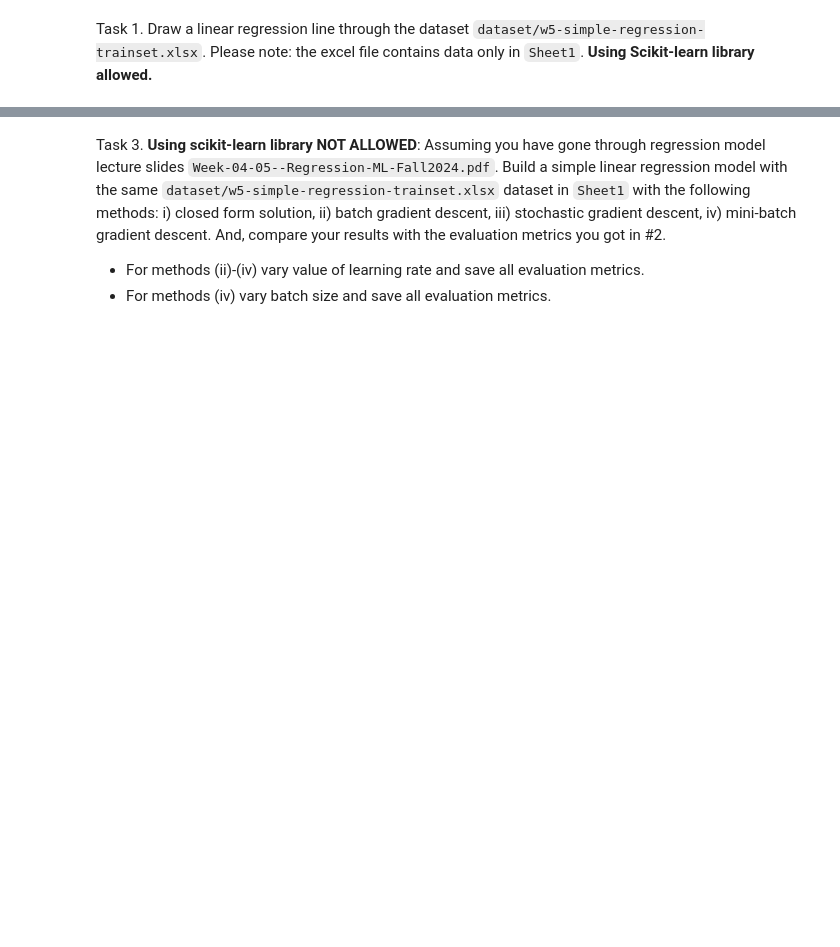
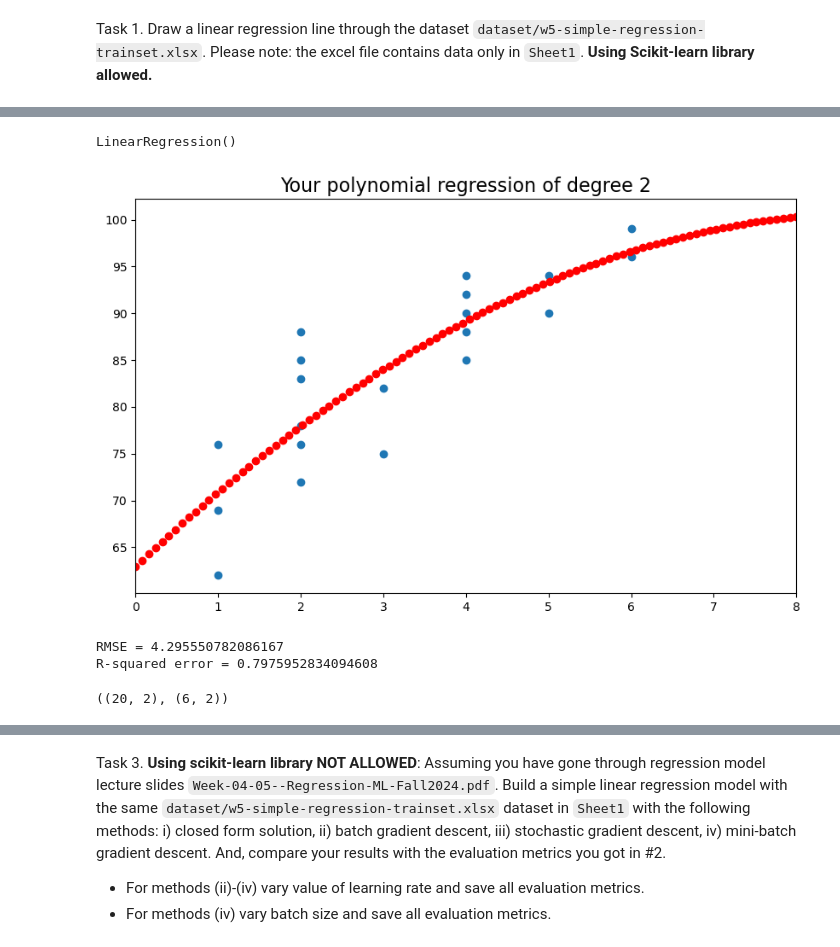
Before and after one commit to ashiskb/drb-fall24-ml, a Jupyter notebook: week-05/week-05-solution.ipynb, the cells around one changed output, grey strips where cells are left out. Saved outputs shown, nothing was run; the diff lists cells and outputs as text; code cells hidden in the pictures; blank space fills up the shorter version.

```diff
--- a/week-05/week-05-solution.ipynb
+++ b/week-05/week-05-solution.ipynb
@@ -10,0 +108,2 @@ Task 2. Draw polynomial regression lines of degree 2, 3, 4, 5, 6, 7, 8, 9, 10, 2
+# %%
+x_train_poly = poly.fit_transform(x)
@@ -10,0 +112,19 @@ Task 2. Draw polynomial regression lines of degree 2, 3, 4, 5, 6, 7, 8, 9, 10, 2
+# %%
+poly_reg_model = LinearRegression()
+poly_reg_model.fit(x_train_poly,y) #training with polynomial features
+# %% [output]
+LinearRegression()
+# %%
+x_test_seq = np.linspace(0,8,100).reshape(-1,1) #for regression line plotting
+x_test_seq_poly = poly.transform(x_test_seq)
+# %%
+y_pred_seq = poly_reg_model.predict(x_test_seq_poly)
+# %%
+plt.figure (figsize= (10, 6))
+plt.title (f"Your polynomial regression of degree {degree}", size=16)
+plt.xlim([0,8])
+plt.scatter(x, y)
+plt.scatter(x_test_seq, y_pred_seq, c="red" )
+plt.show ()
+# %% [output]
+[figure, added]
@@ -10,0 +137,6 @@ Task 2. Draw polynomial regression lines of degree 2, 3, 4, 5, 6, 7, 8, 9, 10, 2
+# %%
+print(f'RMSE = {np.sqrt(mean_squared_error(y_test, y_pred))}')
+print(f'R-squared error = {r2_score(y_test, y_pred)}')
+# %% [output]
+RMSE = 4.295550782086167
+R-squared error = 0.7975952834094608
@@ -10,0 +199,6 @@ Task 2. Draw polynomial regression lines of degree 2, 3, 4, 5, 6, 7, 8, 9, 10, 2
+# %%
+train_df = pd.read_excel('dataset/w5-simple-regression-trainset.xlsx',sheet_name='Sheet1')
+test_df = pd.read_excel('dataset/w5-simple-regression-testset.xlsx',sheet_name='Sheet1')
+train_df.shape, test_df.shape
+# %% [output]
+((20, 2), (6, 2))
```
Also changed, not shown: parts of 58 cells of this notebook.
